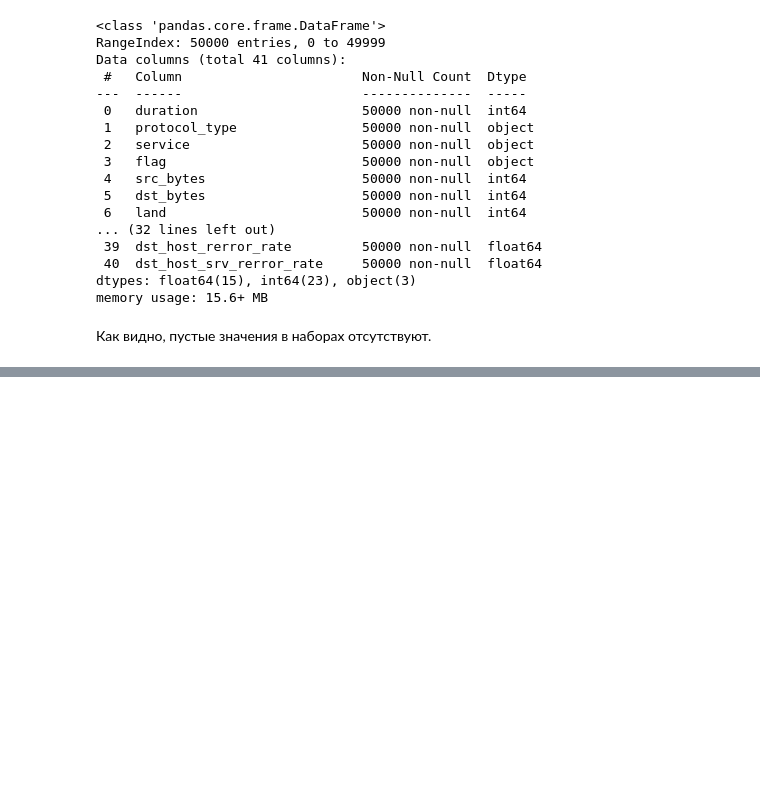
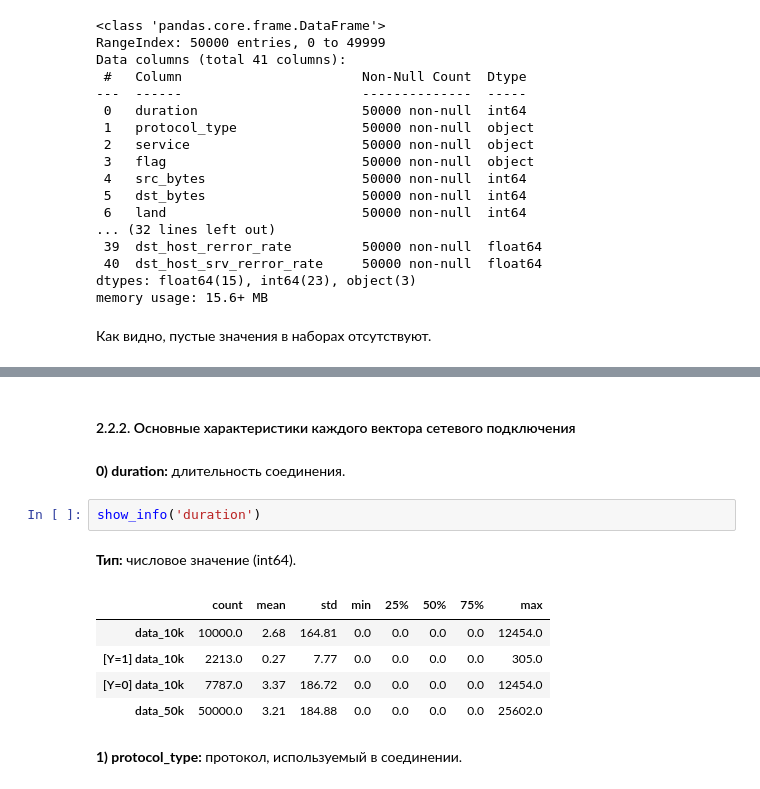
Before and after one commit to Demetrey/DMaP, a Jupyter notebook: CP/CP.ipynb, the cells around one changed output, grey strips where cells are left out. Saved outputs shown, nothing was run; the diff lists cells and outputs as text; blank space fills up the shorter version.

```diff
--- a/CP/CP.ipynb
+++ b/CP/CP.ipynb
@@ -506,0 +293,15 @@ view_stat_bool(['land', 'logged_in', 'root_shell',
+# %% [markdown]
+#### 2.2.2. Основные характеристики каждого вектора сетевого подключения <a id="fg2"></a>
+# %% [markdown]
+**0) duration:** <a id="f0"></a>длительность соединения.
+# %%
+show_info('duration')
+# %% [output]
+**Тип:** числовое значение (int64).
+|  | count | mean | std | min | 25% | 50% | 75% | max |
+| data_10k | 10000.0 | 2.68 | 164.81 | 0.0 | 0.0 | 0.0 | 0.0 | 12454.0 |
+| [Y=1] data_10k | 2213.0 | 0.27 | 7.77 | 0.0 | 0.0 | 0.0 | 0.0 | 305.0 |
+| [Y=0] data_10k | 7787.0 | 3.37 | 186.72 | 0.0 | 0.0 | 0.0 | 0.0 | 12454.0 |
+| data_50k | 50000.0 | 3.21 | 184.88 | 0.0 | 0.0 | 0.0 | 0.0 | 25602.0 |
+# %% [markdown]
+**1) protocol_type:** <a id="f1"></a>протокол, используемый в соединении.
```
Also changed, not shown: parts of 135 cells of this notebook.
